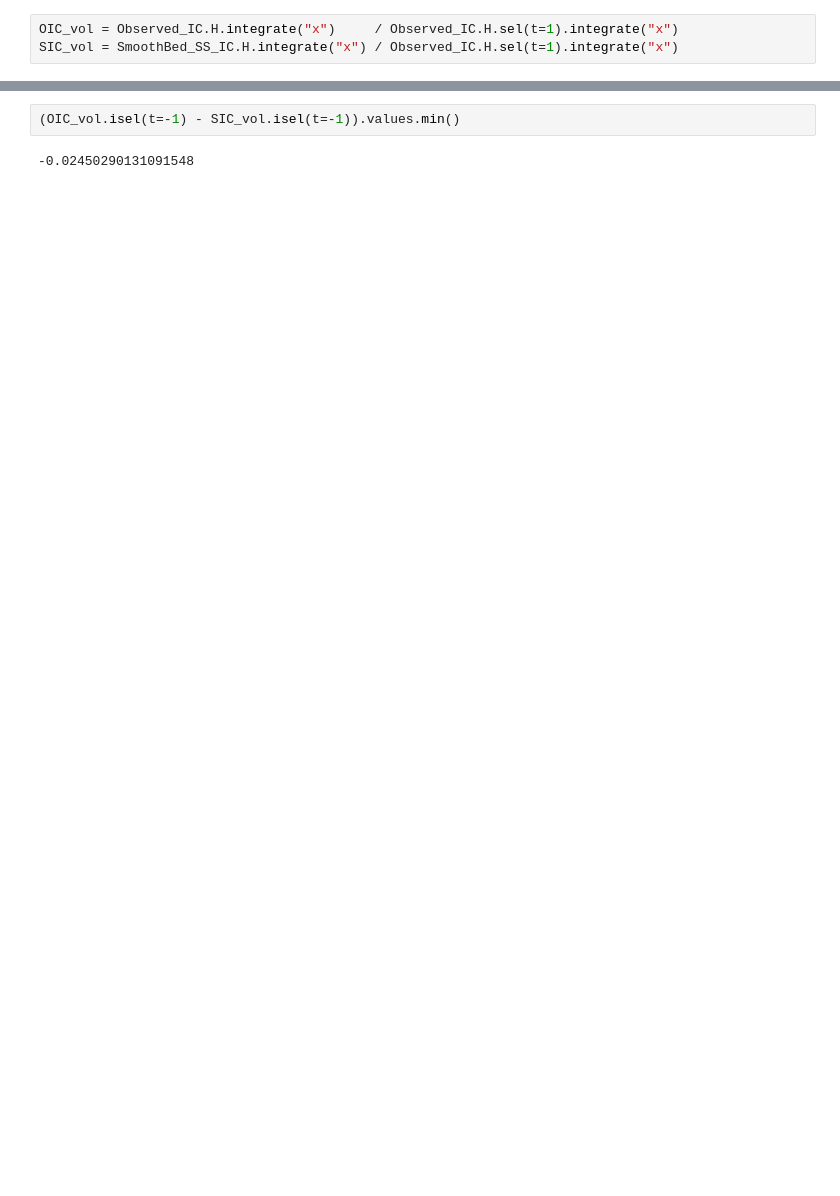
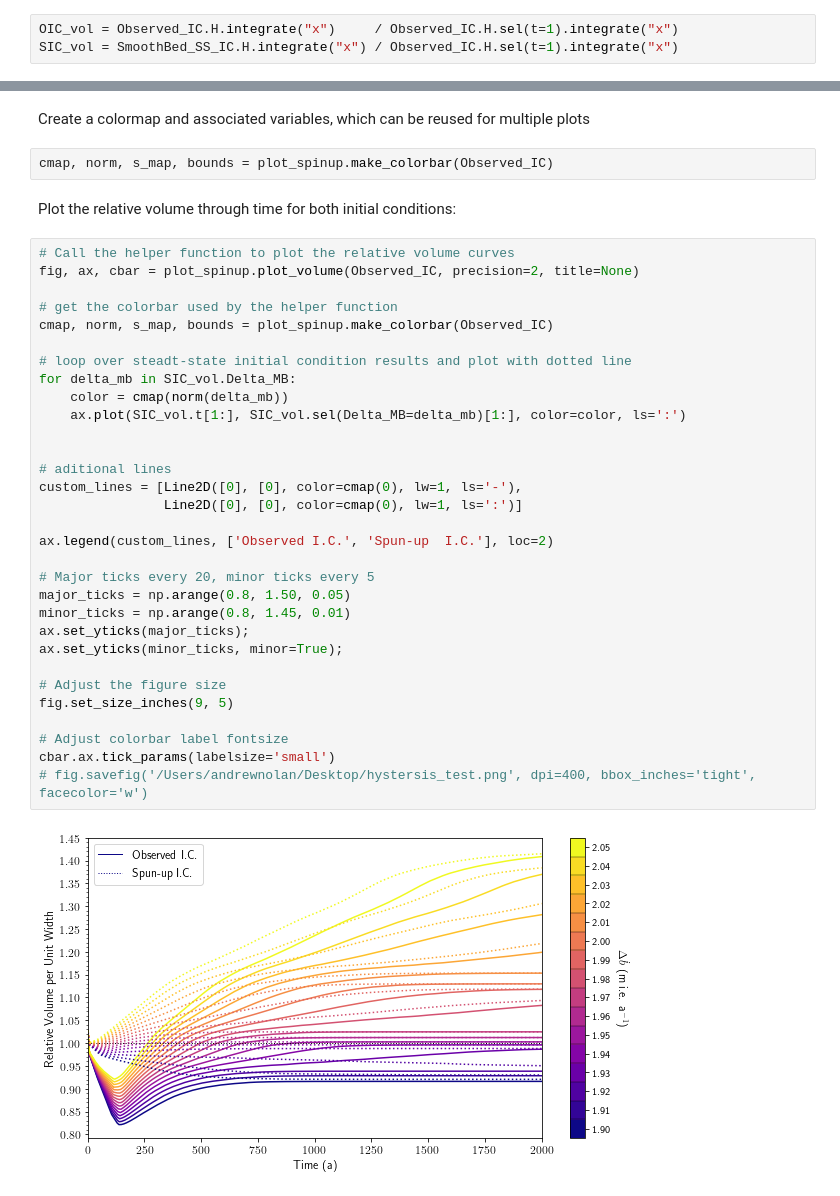
Before and after one commit to andrewdnolan/Harmonic_Beds, a Jupyter notebook: elmer/Notebooks/Hysterisis.ipynb, the cells around one changed output, grey strips where cells are left out. Drawn from its saved outputs; the diff is of its cells as text; blank space fills up the shorter version.

```diff
--- a/elmer/Notebooks/Hysterisis.ipynb
+++ b/elmer/Notebooks/Hysterisis.ipynb
@@ -114,4 +74,39 @@ fig.savefig('../plots/farinotti_corrected/dx50/hysteresis/Vol_1.9--2.0.png', dpi
-# %%
-(OIC_vol.isel(t=-1) - SIC_vol.isel(t=-1)).values.min()
-# %% [output]
--0.02450290131091548
+# %% [markdown]
+Create a colormap and associated variables, which can be reused for multiple plots
+# %%
+cmap, norm, s_map, bounds = plot_spinup.make_colorbar(Observed_IC)
+# %% [markdown]
+Plot the relative volume through time for both initial conditions:
+# %%
+# Call the helper function to plot the relative volume curves
+fig, ax, cbar = plot_spinup.plot_volume(Observed_IC, precision=2, title=None)
+
+# get the colorbar used by the helper function
+cmap, norm, s_map, bounds = plot_spinup.make_colorbar(Observed_IC)
+
+# loop over steadt-state initial condition results and plot with dotted line
+for delta_mb in SIC_vol.Delta_MB:
+    color = cmap(norm(delta_mb))
+    ax.plot(SIC_vol.t[1:], SIC_vol.sel(Delta_MB=delta_mb)[1:], color=color, ls=':')
+
+
+# aditional lines
+custom_lines = [Line2D([0], [0], color=cmap(0), lw=1, ls='-'),
+                Line2D([0], [0], color=cmap(0), lw=1, ls=':')]
+
+ax.legend(custom_lines, ['Observed I.C.', 'Spun-up  I.C.'], loc=2)
+
+# Major ticks every 20, minor ticks every 5
+major_ticks = np.arange(0.8, 1.50, 0.05)
+minor_ticks = np.arange(0.8, 1.45, 0.01)
+ax.set_yticks(major_ticks);
+ax.set_yticks(minor_ticks, minor=True);
+
+# Adjust the figure size
+fig.set_size_inches(9, 5)
+
+# Adjust colorbar label fontsize
+cbar.ax.tick_params(labelsize='small')
+# fig.savefig('/Users/andrewnolan/Desktop/hystersis_test.png', dpi=400, bbox_inches='tight', facecolor='w')
+# %% [output]
+[figure, added]
```
Also changed, not shown: parts of 32 cells of this notebook, 2 other files.
